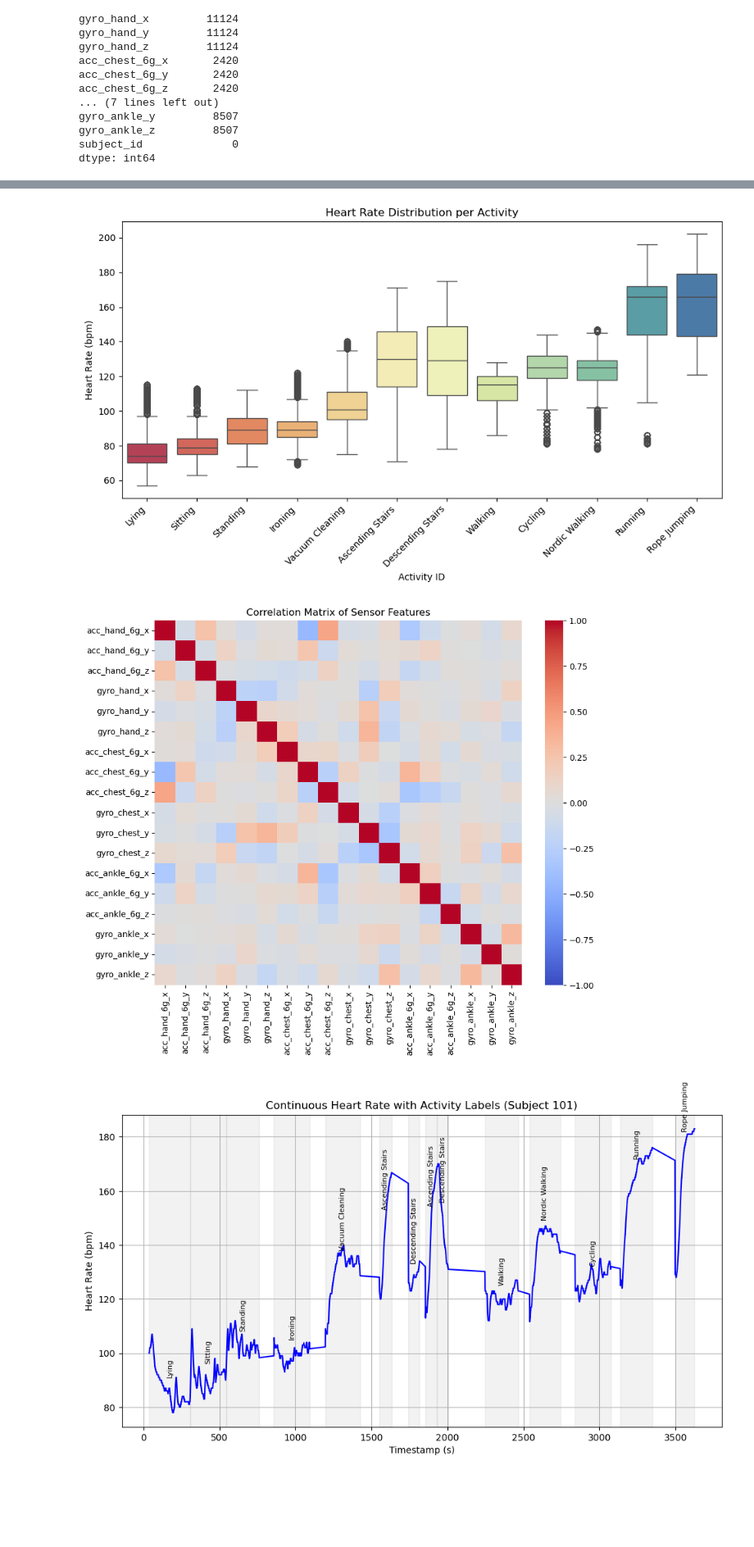
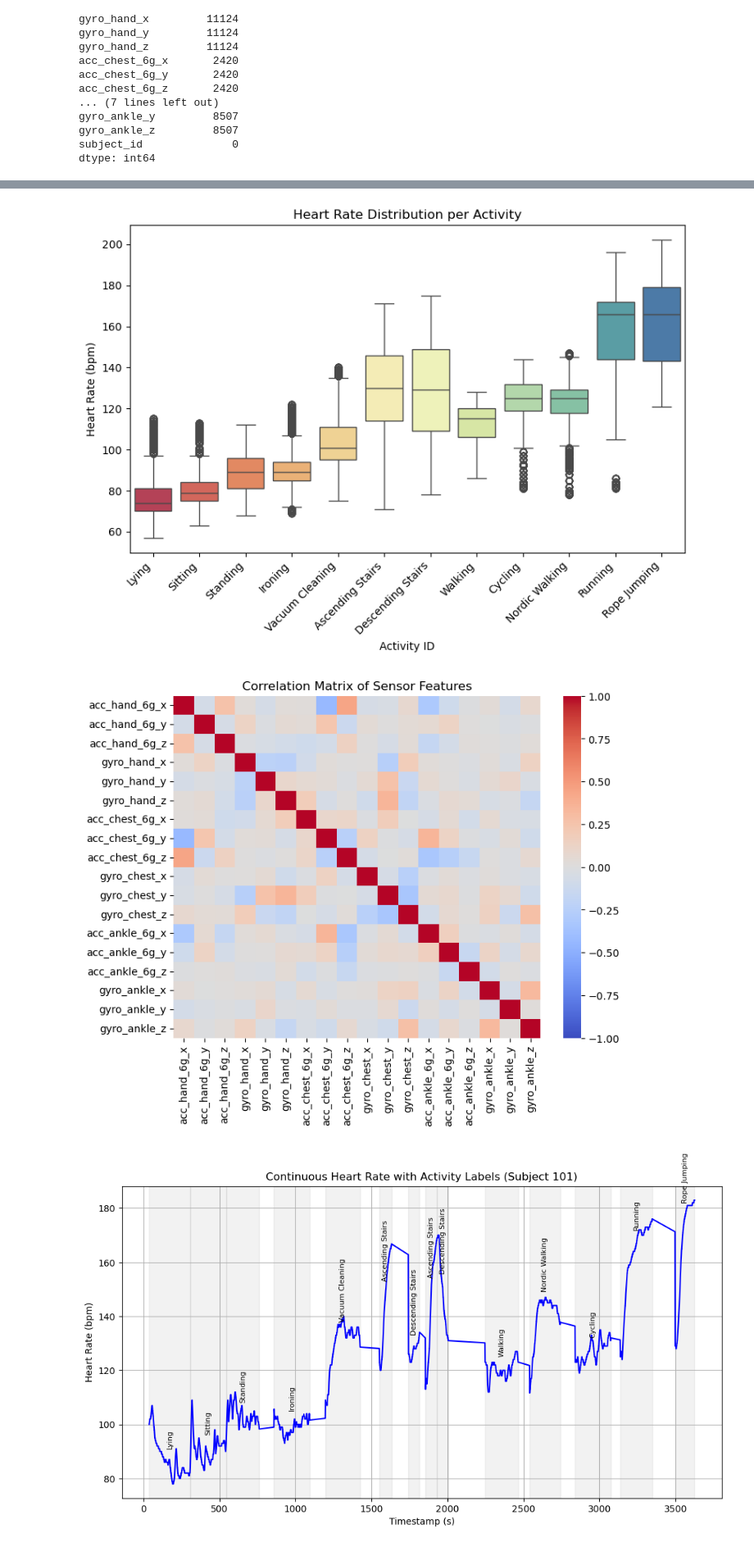
Before and after one commit to nikharedevyani/DataScienceProject, a Jupyter notebook: final_code.ipynb, the cells around one changed output, grey strips where cells are left out. Shown at 82% size. Saved outputs shown, nothing was run; the diff lists cells and outputs as text; code cells hidden in the pictures; blank space fills up the shorter version.

```diff
--- a/final_code.ipynb
+++ b/final_code.ipynb
@@ -127,6 +137,6 @@ plt.show()
 # %%
 #Outlier Detection
-plt.figure(figsize=(10, 6))
+plt.figure(figsize=(8, 6))
 df['activity_label'] = df['activity_id'].map(activity_labels)
 #sns.boxplot(x='activity_label', y='heart_rate', data=df)
 sns.boxplot(x='activity_label', y='heart_rate', data=df, hue='activity_label', palette='Spectral')
@@ -138,16 +148,16 @@ plt.xticks(rotation=45, ha='right')
 plt.tight_layout()
 plt.show()
 # %% [output]
-[figure, old version]
+[figure, new version]
 # %%
 # Sensor Feature Correlation
 sensor_features = df.filter(regex='acc_|gyro_')
-plt.figure(figsize=(10, 8))
+plt.figure(figsize=(8, 6))
 sns.heatmap(sensor_features.corr(), cmap='coolwarm', center=0, vmin=-1, vmax=1)
 plt.title("Correlation Matrix of Sensor Features")
 plt.show()
 # %% [output]
-[figure, old version]
+[figure, new version]
 # %%
 # Heart Rate Time Series for Subject 101
 sample_subject = 101
```
Also changed, not shown: parts of 23 cells of this notebook.
